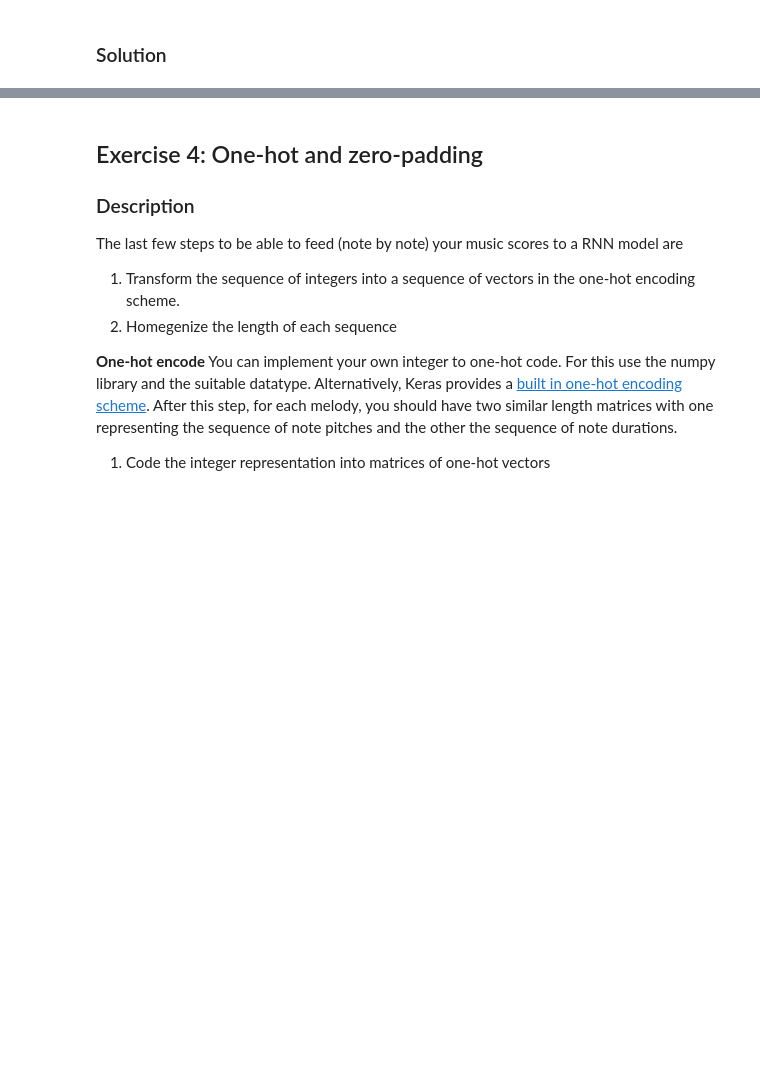
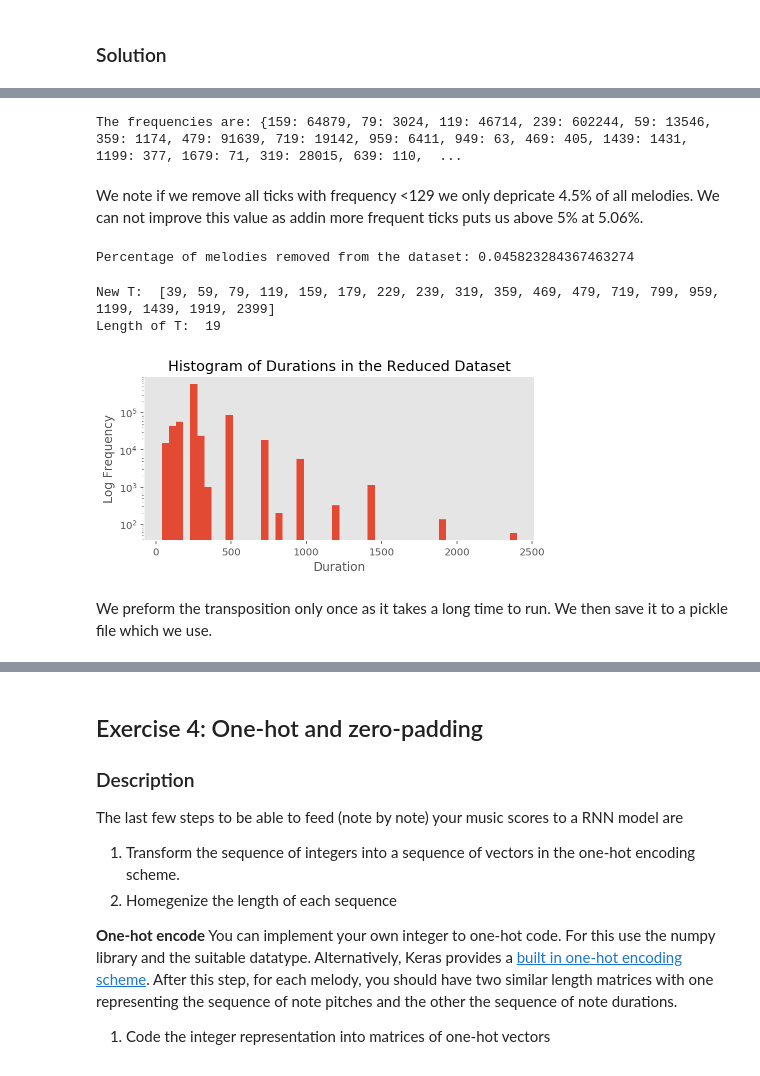
Before and after one commit to lguillain/Artificial-Neural-Networks, a Jupyter notebook: miniproject2/miniproject2.ipynb, the cells around one changed output, grey strips where cells are left out. Drawn from its saved outputs; the diff is of its cells as text; code cells hidden in the pictures; blank space fills up the shorter version.

```diff
--- a/miniproject2/miniproject2.ipynb
+++ b/miniproject2/miniproject2.ipynb
@@ -295,3 +421,48 @@ Finally, you shoud recompute the tokenization step for your brand new filtered a
+# %%
+from collections import Counter
+frequency = Counter(time_values_orig) #get frequency of each tick duration
+print("The frequencies are:", dict(frequency))
+keys = {k: v for k, v in frequency.items() if v < 120}.keys() #get list of least frequent frequeny durations
+# %% [output]
+The frequencies are: {159: 64879, 79: 3024, 119: 46714, 239: 602244, 59: 13546, 359: 1174, 479: 91639, 719: 19142, 959: 6411, 949: 63, 469: 405, 1439: 1431, 1199: 377, 1679: 71, 319: 28015, 639: 110,  ...
+# %% [markdown]
+We note if we remove all ticks with frequency <129  we only depricate 4.5% of all melodies. We can not improve this value as addin more frequent ticks puts us above 5% at 5.06%.
+# %%
+counter = 0
+new_dataset = {}
+for i in dataset.keys():
+    if list(filter(lambda x: x not in keys, dataset[i]['T'])) != dataset[i]['T']:
+        counter += 1
+    else:
+        new_dataset[i] = dataset[i]
+print('Percentage of melodies removed from the dataset:', counter/len(melodies))
+# %% [output]
+Percentage of melodies removed from the dataset: 0.045823284367463274
+# %%
+#recomputing duration dictionary
+set_T = set()
+for key in new_dataset.keys():
+    set_T = set_T.union(set(new_dataset[key]['T']))
+
+new_T = sorted(list(set_T))
+print('New T: ', new_T, '\nLength of T: ', len(new_T))
+# %% [output]
+New T:  [39, 59, 79, 119, 159, 179, 229, 239, 319, 359, 469, 479, 719, 799, 959, 1199, 1439, 1919, 2399]
+Length of T:  19
+# %%
+melodies_new = [new_dataset[i]['T'] for i in new_dataset.keys()]
+time_values_new = sum(melodies_new, []) #sum just does flatmap over list of lists
+# %%
+#Rare event suppression
+plt.figure(figsize=(7,3))
+plt.hist(time_values_new, bins=50)
+plt.title('Histogram of Durations in the Reduced Dataset')
+plt.ylabel('Log Frequency')
+plt.xlabel('Duration')
+plt.yscale('log')
+plt.show()
+# %% [output]
+[figure, added]
 # %%
 def transposeDataset(dataset):
     transposed_dataset = {}
@@ -309,3 +480,5 @@ def transposeDataset(dataset):
         transposed_dataset[label]['T'] = dataset[label]['T']
 
     return transposed_dataset
+# %% [markdown]
+We preform the transposition only once as it takes a long time to run. We then save it to a pickle file which we use.
```
Also changed, not shown: parts of 34 cells of this notebook.
